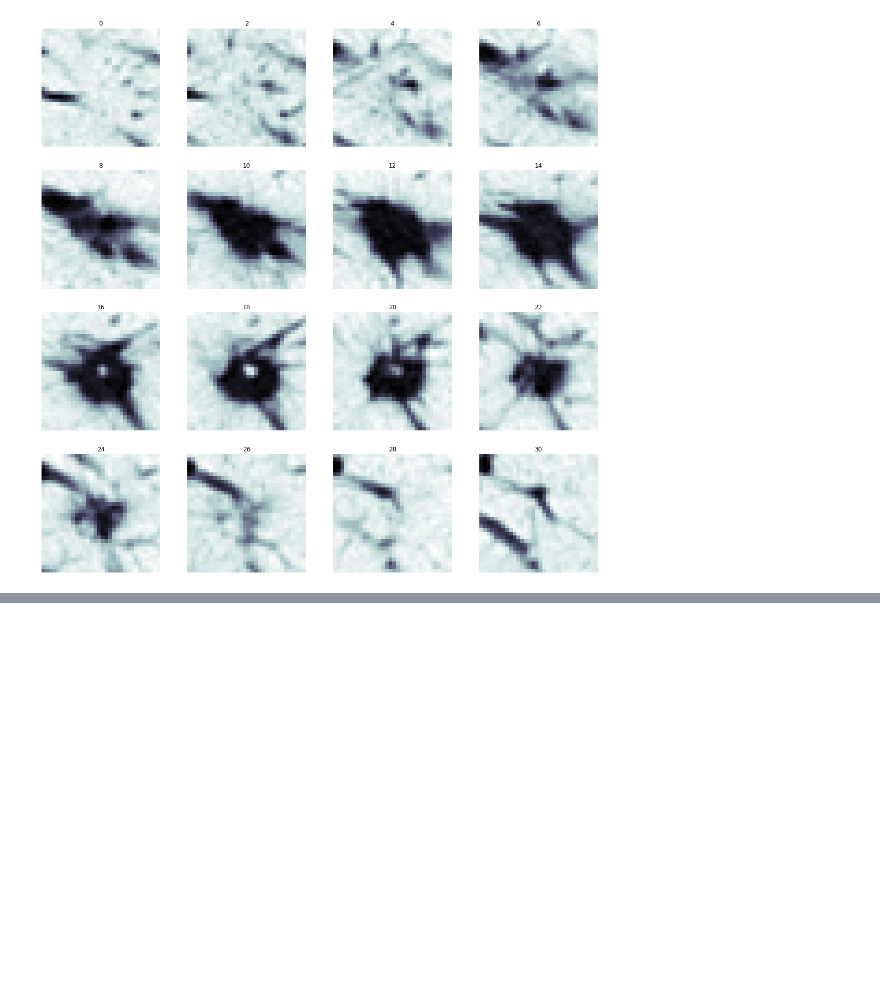
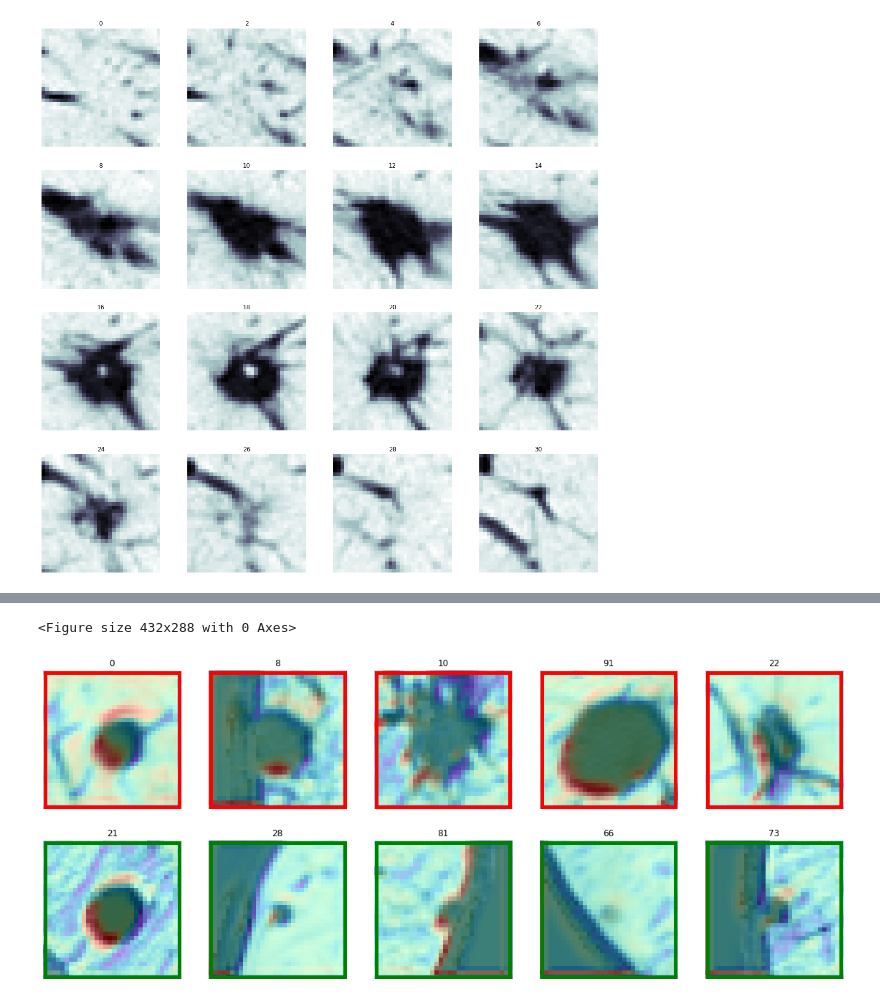
Before and after one commit to hthieu166/ece549-plumonary-nods-classification, a Jupyter notebook: NAS-Lung/notebooks/view_data.ipynb, the cells around one changed output, grey strips where cells are left out. Cells and saved outputs as stored; diff of their text form; code cells hidden in the pictures; blank space fills up the shorter version.

```diff
--- a/NAS-Lung/notebooks/view_data.ipynb
+++ b/NAS-Lung/notebooks/view_data.ipynb
@@ -70,0 +45,6 @@ plot_imgs_grid(plot_feature_vector, viz_lst, feats, preds, gts, nrows=2, ncols=8
+# %%
+viz_lst= np.array([0, 8, 10, 91, 22, 21, 28, 81, 66, 73])
+plot_imgs_grid(plot_nodule_sp_attention, viz_lst, nod_ids, gts, sp_attn_maps, nrows=2, ncols=5)
+# %% [output]
+<Figure size 432x288 with 0 Axes>
+[figure, added]
```
Also changed, not shown: parts of 9 cells of this notebook, 18 other files.
